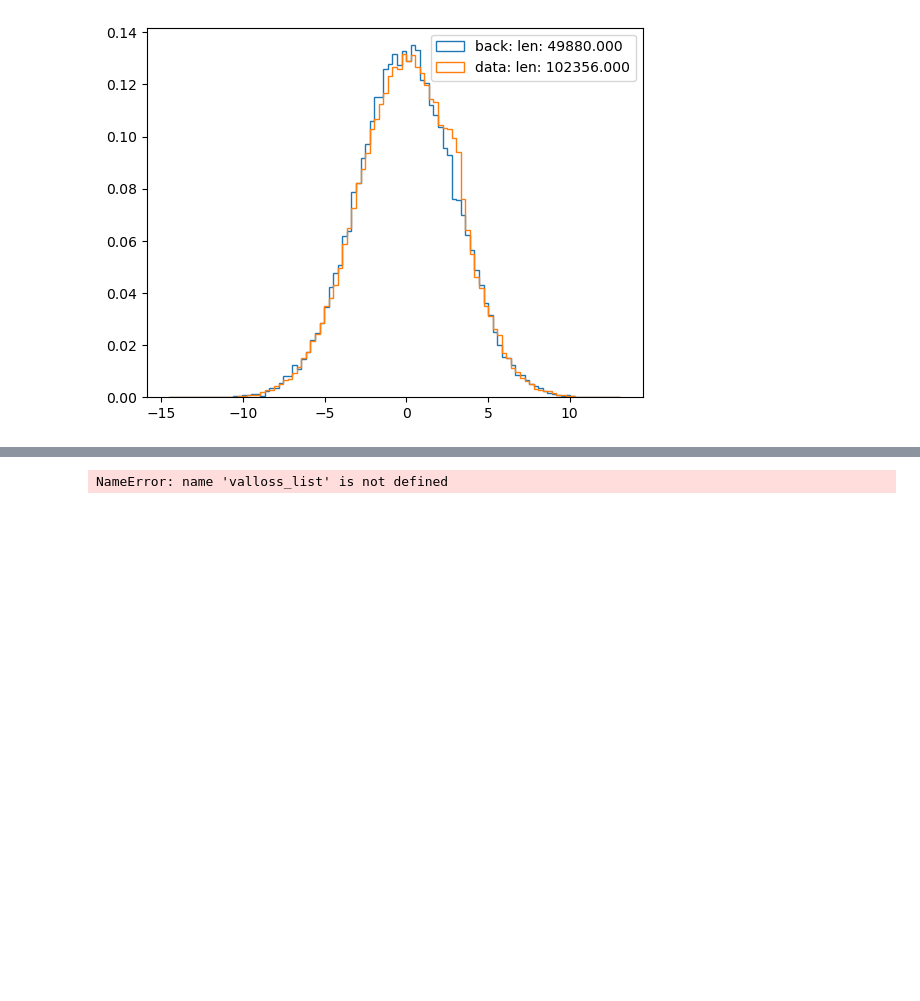
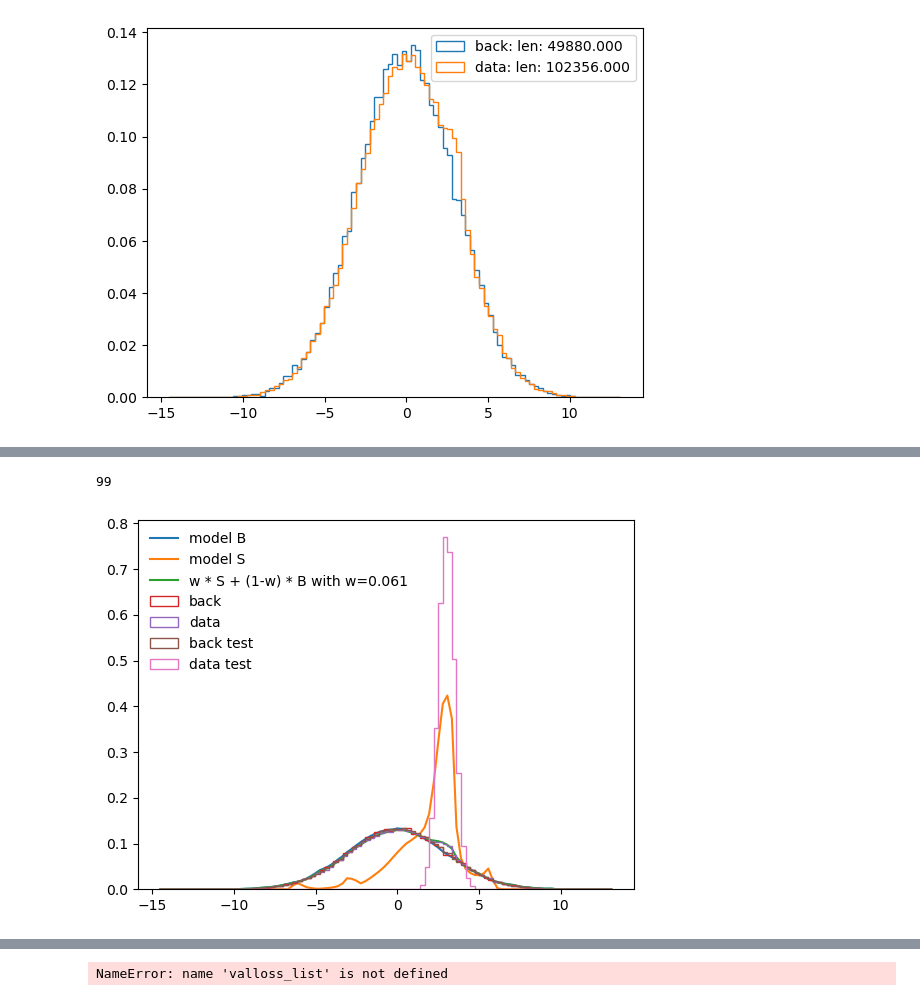
Before and after one commit to rd804/R-ANODE, a Jupyter notebook: notebooks/nflows_gaussian_manode.ipynb, the cells around one changed output, grey strips where cells are left out. Drawn from its saved outputs; the diff is of its cells as text; code cells hidden in the pictures; blank space fills up the shorter version.

```diff
--- a/notebooks/nflows_gaussian_manode.ipynb
+++ b/notebooks/nflows_gaussian_manode.ipynb
@@ -165,0 +200,34 @@ print(w.item())
+# %%
+model_B.eval()
+model_S.eval()
+bins = np.linspace(min(X_train), max(X_train), 100).flatten()
+
+#valloss = np.load('results/nflows_gaussian_mixture_1/m_anode_hyperparam_test/true_likelihood_mode_background_freeze/valloss.npy')
+#index = np.argmin(valloss).flatten()[0]
+index = 99
+print(index)
+
+model_S.load_state_dict(torch.load(f'results/nflows_gaussian_mixture_1/m_anode_hyperparam_test/true_likelihood_mode_background_freeze/model_S_{index}.pt'))
+w_ = np.load(f'results/nflows_gaussian_mixture_1/m_anode_hyperparam_test/true_likelihood_mode_background_freeze/w_{index}.npy').item()
+
+
+
+
+Background = model_B.log_prob(torch.from_numpy(bins.reshape(-1,1)).float().to(device)).exp().detach().cpu().numpy()
+Signal = model_S.log_prob(torch.from_numpy(bins.reshape(-1,1)).float().to(device)).exp().detach().cpu().numpy()
+
+Data = w_ * Signal + (1-w_) * Background
+
+plt.plot(bins, Background, label='model B')
+plt.plot(bins, Signal, label='model S')
+plt.plot(bins, Data, label='w * S + (1-w) * B with w=%.3f' % w_)
+plt.hist(X_train[y_train==0], bins=bins, label='back' , density=True, histtype='step')
+plt.hist(X_train[y_train==1], bins=bins, label='data', density=True, histtype='step')
+
+plt.hist(x_test[label_test==0], bins=bins, label='back test', density=True, histtype='step')
+plt.hist(x_test[label_test==1], bins=bins, label='data test', density=True, histtype='step')
+plt.legend(frameon=False)
+plt.show()
+# %% [output]
+99
+[figure, added]
```
Also changed, not shown: parts of 25 cells of this notebook, 4 other files.
